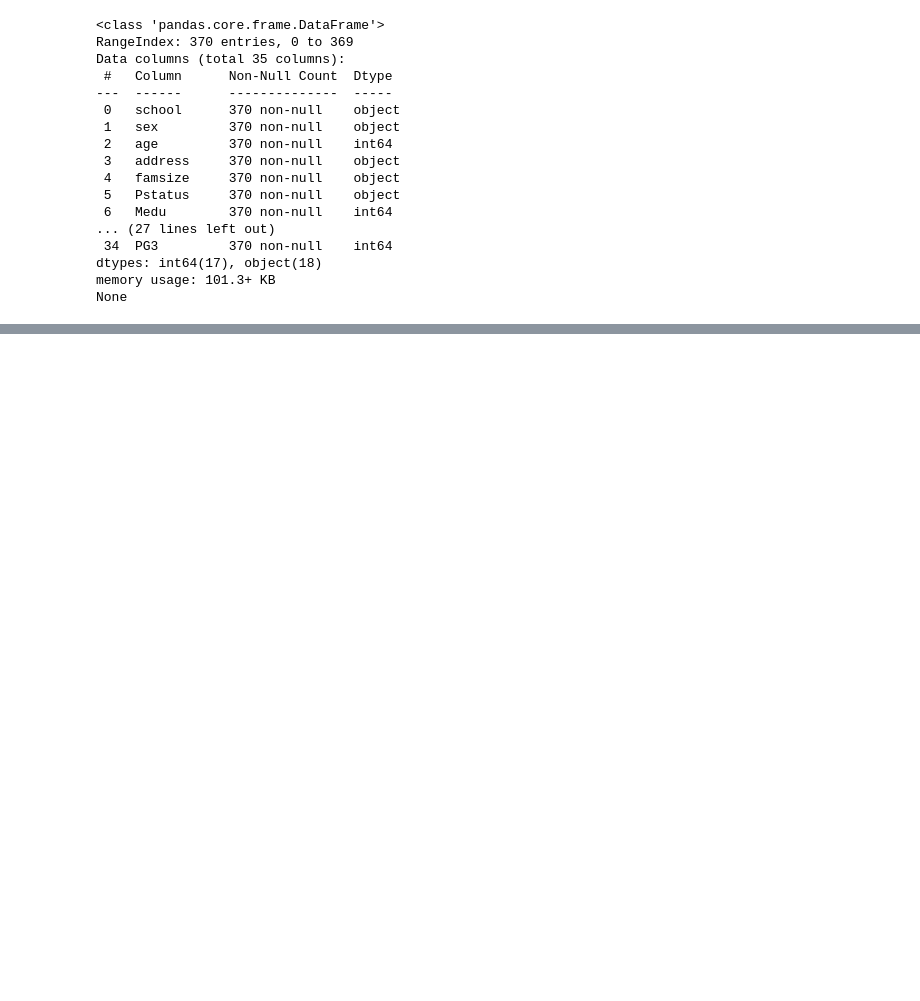
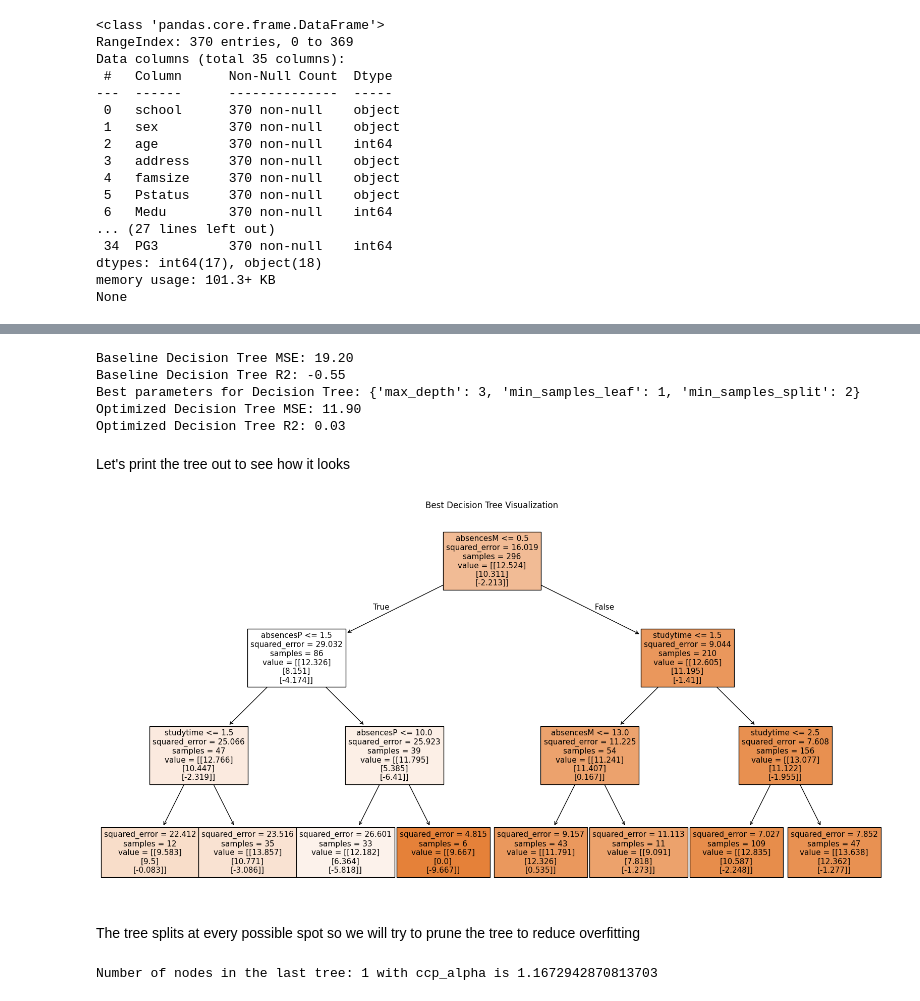
Before and after one commit to VaibhavShintre/Introduction-to-Data-Science, a Jupyter notebook: CSC_442_Project_Group_10.ipynb, the cells around one changed output, grey strips where cells are left out. Saved outputs shown, nothing was run; the diff lists cells and outputs as text; code cells hidden in the pictures; blank space fills up the shorter version.

```diff
--- a/CSC_442_Project_Group_10.ipynb
+++ b/CSC_442_Project_Group_10.ipynb
@@ -100,0 +165,68 @@ Variables: AbsencesmM, AbsencesP, studytime, studytime*activities
+# %%
+# let's try several maximum depths
+depth_values = [i for i in range (2,11)]
+scores = []
+
+# Train a Decision Tree Regressor
+dt_reg = DecisionTreeRegressor(random_state=42)
+dt_reg.fit(X_train, y_train)
+y_pred = dt_reg.predict(X_test)
+mse = mean_squared_error(y_test, y_pred)
+r2 = r2_score(y_test, y_pred)
+print(f"Baseline Decision Tree MSE: {mse:.2f}")
+print(f"Baseline Decision Tree R2: {r2:.2f}")
+
+# Grid search for best parameters
+
+from sklearn.model_selection import GridSearchCV
+# parameters we will iterate through to find the best possible combination
+param_grid = {
+    'max_depth': [None, 3, 5, 7, 10],
+    'min_samples_split': [2, 5, 10],
+    'min_samples_leaf': [1, 2, 4]
+}
+# fit the search to find the best tree
+grid_search = GridSearchCV(DecisionTreeRegressor(random_state=42), param_grid, cv=5, scoring='neg_mean_squared_error', n_jobs=-1)
+grid_search.fit(X_train, y_train)
+# print the ideal parameters
+print("Best parameters for Decision Tree:", grid_search.best_params_)
+best_dt = grid_search.best_estimator_
+y_pred_best_dt = best_dt.predict(X_test)
+mse_best_dt = mean_squared_error(y_test, y_pred_best_dt)
+r2_best_dt = r2_score(y_test, y_pred_best_dt)
+# print the scoring variables for the tree
+print(f"Optimized Decision Tree MSE: {mse_best_dt:.2f}")
+print(f"Optimized Decision Tree R2: {r2_best_dt:.2f}")
+# %% [output]
+Baseline Decision Tree MSE: 19.20
+Baseline Decision Tree R2: -0.55
+Best parameters for Decision Tree: {'max_depth': 3, 'min_samples_leaf': 1, 'min_samples_split': 2}
+Optimized Decision Tree MSE: 11.90
+Optimized Decision Tree R2: 0.03
+# %% [markdown]
+Let's print the tree out to see how it looks
+# %%
+# print out the tree to see how it looks
+plt.figure(figsize=(20,10))
+plot_tree(best_dt, feature_names=features, filled=True)
+plt.title("Best Decision Tree Visualization")
+plt.show()
+# %% [output]
+[figure, added]
+# %% [markdown]
+The tree splits at every possible spot so we will try to prune the tree to reduce overfitting
+# %%
+# acquire the impurities and alphas to supply to the new fit
+path = best_dt.cost_complexity_pruning_path(X_train, y_train)
+ccp_alphas, impurities = path.ccp_alphas, path.impurities
+# rebuild the model with different ccp alphas
+# We'll keep the same max depth as before
+model = []
+for ccp_alpha in ccp_alphas:
+    rlf = DecisionTreeRegressor(max_depth=3, min_samples_leaf=1, min_samples_split=2, ccp_alpha=ccp_alpha, random_state=42)
+    rlf.fit(X_train, y_train)
+    model.append(rlf)
+print("Number of nodes in the last tree: {} with ccp_alpha is {}".format(
+      model[-1].tree_.node_count, ccp_alphas[-1]))
+# %% [output]
+Number of nodes in the last tree: 1 with ccp_alpha is 1.1672942870813703
```
Also changed, not shown: parts of 11 cells of this notebook.
